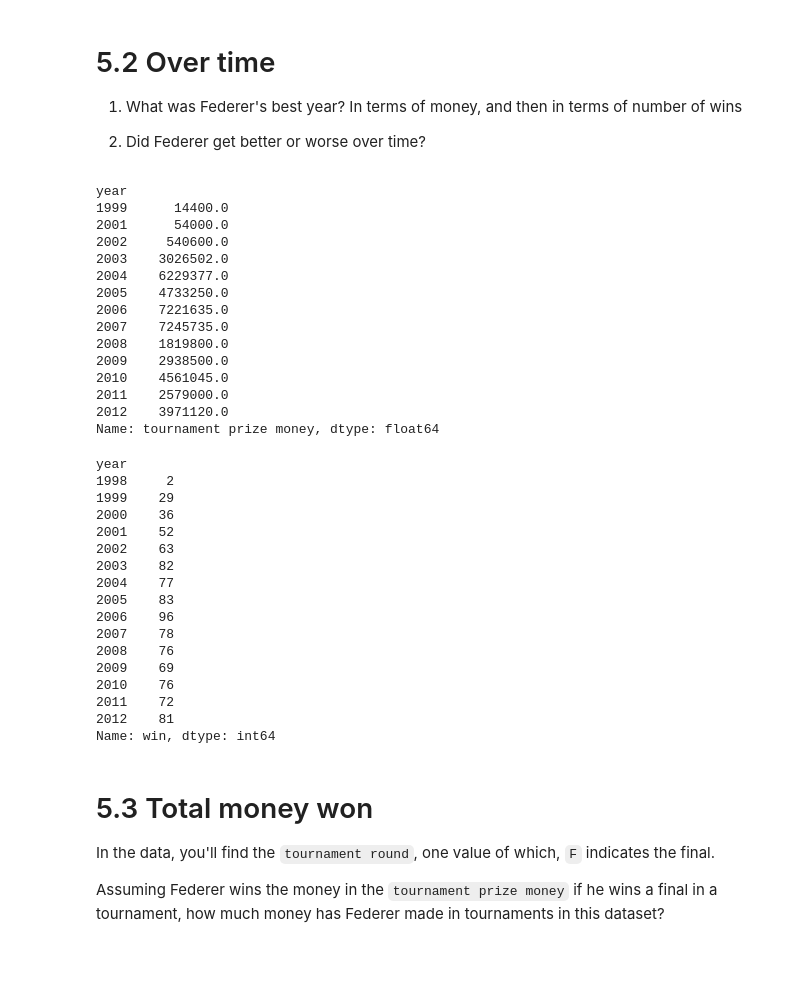
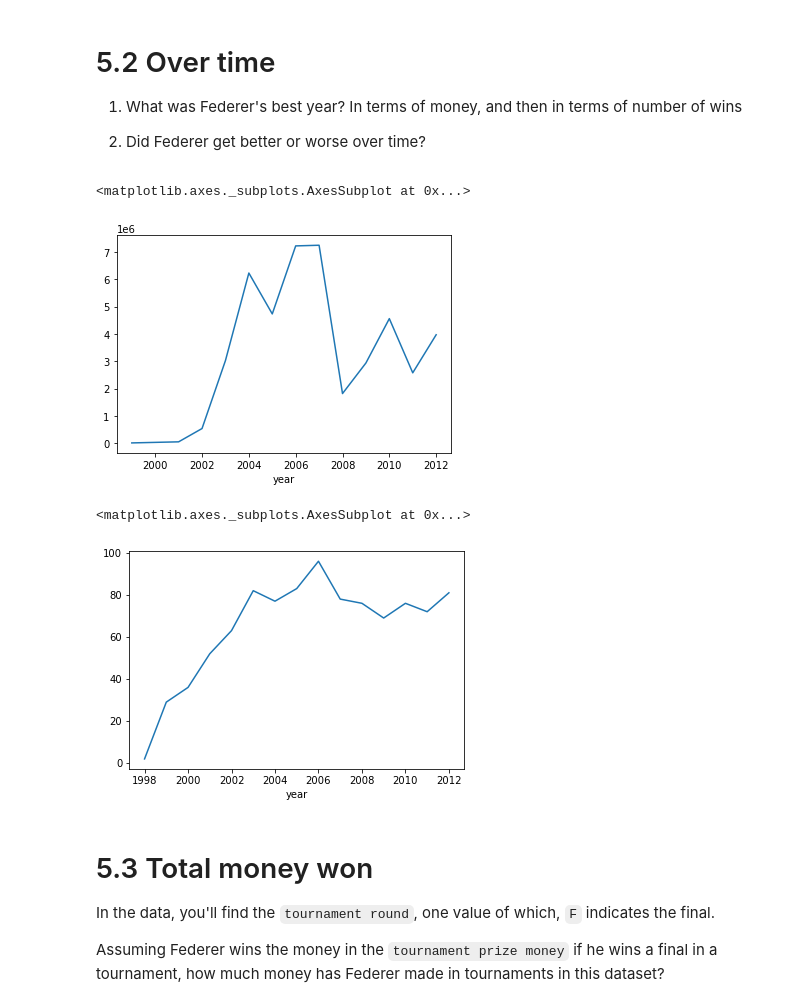
Before and after one commit to cb-ds-1/m2-1-pandas, a Jupyter notebook: workshop.ipynb, the cells around one changed output. Drawn from its saved outputs; the diff is of its cells as text; code cells hidden in the pictures; blank space fills up the shorter version.

Commit message:
added graphs

```diff
--- a/workshop.ipynb
+++ b/workshop.ipynb
@@ -438,44 +447,16 @@ df['tournament prize money'] = df['tournament prize money'].str.replace('[^0-9]'
 df['tournament prize money'] = pd.to_numeric(df['tournament prize money'],errors='coerce')
 # %%
 # Federer plateaued in 2007 (moneywise), then it got worst
-df.loc[(df.win == True) & (df['tournament round'] == 'F')].groupby('year')['tournament prize money'].sum()
+df.loc[(df.win == True) & (df['tournament round'] == 'F')].groupby('year')['tournament prize money'].sum().plot()
 # %% [output]
-year
-1999      14400.0
-2001      54000.0
-2002     540600.0
-2003    3026502.0
-2004    6229377.0
-2005    4733250.0
-2006    7221635.0
-2007    7245735.0
-2008    1819800.0
-2009    2938500.0
-2010    4561045.0
-2011    2579000.0
-2012    3971120.0
-Name: tournament prize money, dtype: float64
+<matplotlib.axes._subplots.AxesSubplot at 0x...>
+[figure, added]
 # %%
-# Federer plateaued in 2006 (winwise), then it got worst, then a bit better
-df.loc[df.win == True].groupby('year').win.count()
+# Federer plateaued in 2006 (winwise), but performance stayed good
+df.loc[df.win == True].groupby('year').win.count().plot()
 # %% [output]
-year
-1998     2
-1999    29
-2000    36
-2001    52
-2002    63
-2003    82
-2004    77
-2005    83
-2006    96
-2007    78
-2008    76
-2009    69
-2010    76
-2011    72
-2012    81
-Name: win, dtype: int64
+<matplotlib.axes._subplots.AxesSubplot at 0x...>
+[figure, added]
 # %% [markdown]
 # 5.3 Total money won
 
```
Also changed, not shown: parts of 3 cells of this notebook.
